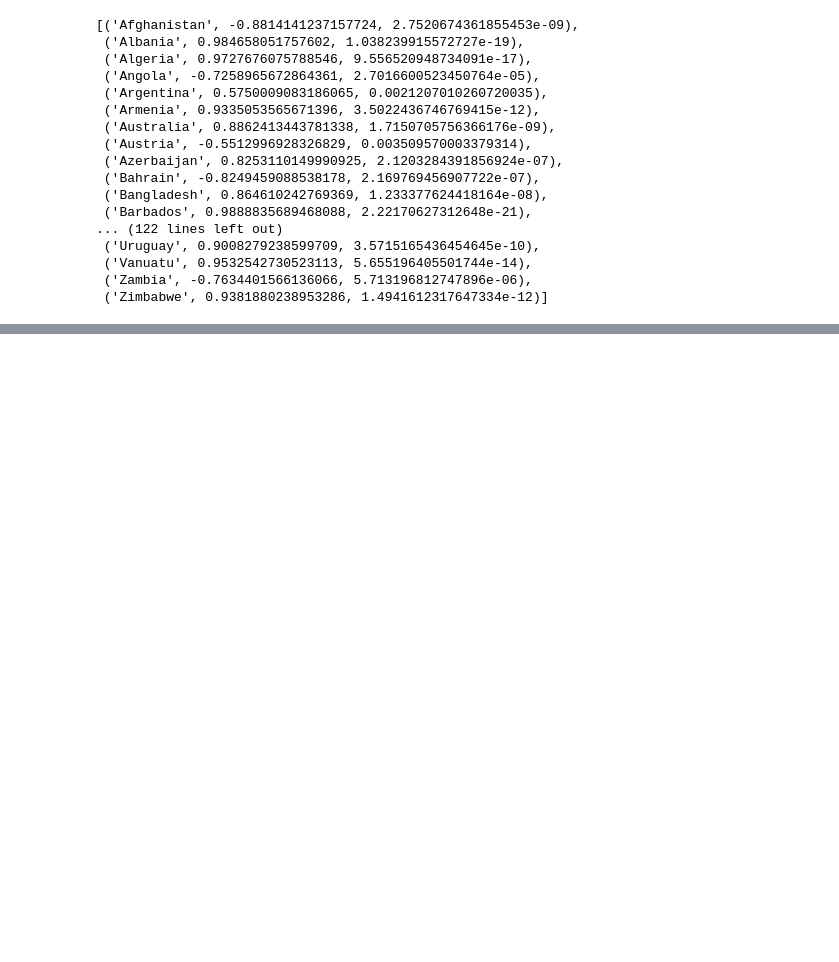
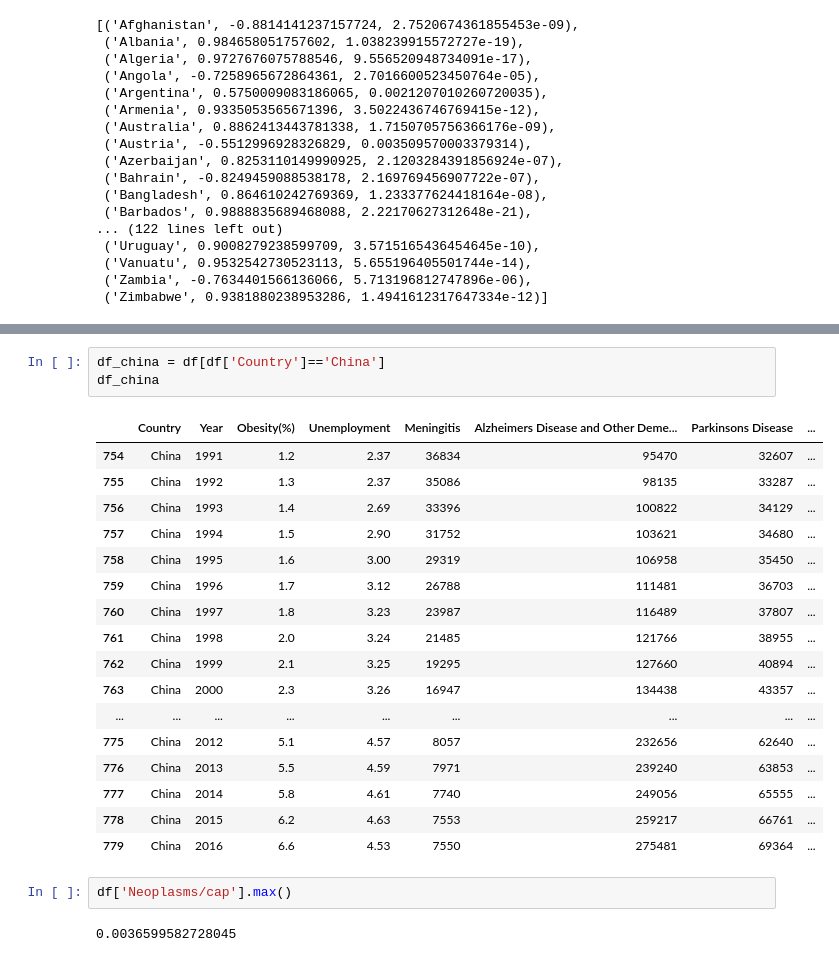
Before and after one commit to Gbau11/Mortality, a Jupyter notebook: jupyter/Trasteo.ipynb, the cells around one changed output, grey strips where cells are left out. Saved outputs shown, nothing was run; the diff lists cells and outputs as text; blank space fills up the shorter version.

```diff
--- a/jupyter/Trasteo.ipynb
+++ b/jupyter/Trasteo.ipynb
@@ -276,0 +303,25 @@ Porcentaje de tuplas significativas respecto al total: 92.0 %
+# %%
+df_china = df[df['Country']=='China']
+df_china
+# %% [output]
+|  | Country | Year | Obesity(%) | Unemployment | Meningitis | Alzheimers Disease and Other Deme... | Parkinsons Disease | ... |
+| 754 | China | 1991 | 1.2 | 2.37 | 36834 | 95470 | 32607 | ... |
+| 755 | China | 1992 | 1.3 | 2.37 | 35086 | 98135 | 33287 | ... |
+| 756 | China | 1993 | 1.4 | 2.69 | 33396 | 100822 | 34129 | ... |
+| 757 | China | 1994 | 1.5 | 2.90 | 31752 | 103621 | 34680 | ... |
+| 758 | China | 1995 | 1.6 | 3.00 | 29319 | 106958 | 35450 | ... |
+| 759 | China | 1996 | 1.7 | 3.12 | 26788 | 111481 | 36703 | ... |
+| 760 | China | 1997 | 1.8 | 3.23 | 23987 | 116489 | 37807 | ... |
+| 761 | China | 1998 | 2.0 | 3.24 | 21485 | 121766 | 38955 | ... |
+| 762 | China | 1999 | 2.1 | 3.25 | 19295 | 127660 | 40894 | ... |
+| 763 | China | 2000 | 2.3 | 3.26 | 16947 | 134438 | 43357 | ... |
+| ... | ... | ... | ... | ... | ... | ... | ... | ... |
+| 775 | China | 2012 | 5.1 | 4.57 | 8057 | 232656 | 62640 | ... |
+| 776 | China | 2013 | 5.5 | 4.59 | 7971 | 239240 | 63853 | ... |
+| 777 | China | 2014 | 5.8 | 4.61 | 7740 | 249056 | 65555 | ... |
+| 778 | China | 2015 | 6.2 | 4.63 | 7553 | 259217 | 66761 | ... |
+| 779 | China | 2016 | 6.6 | 4.53 | 7550 | 275481 | 69364 | ... |
+# %%
+df['Neoplasms/cap'].max()
+# %% [output]
+0.0036599582728045
```
Also changed, not shown: parts of 5 cells of this notebook, 4 other files.
